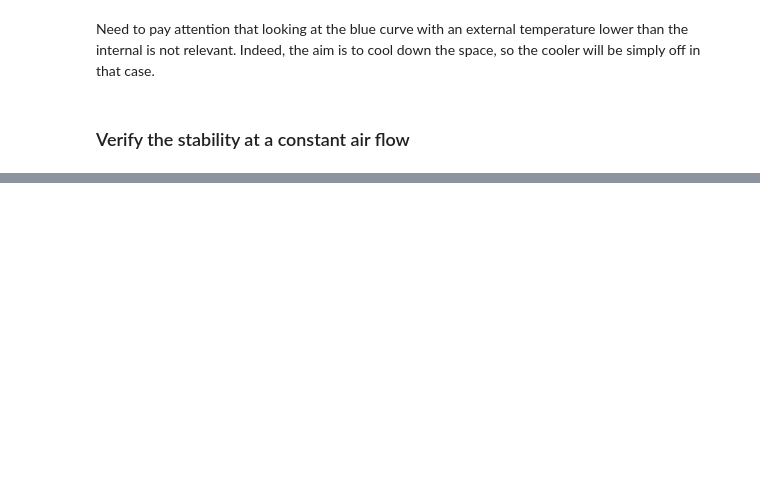
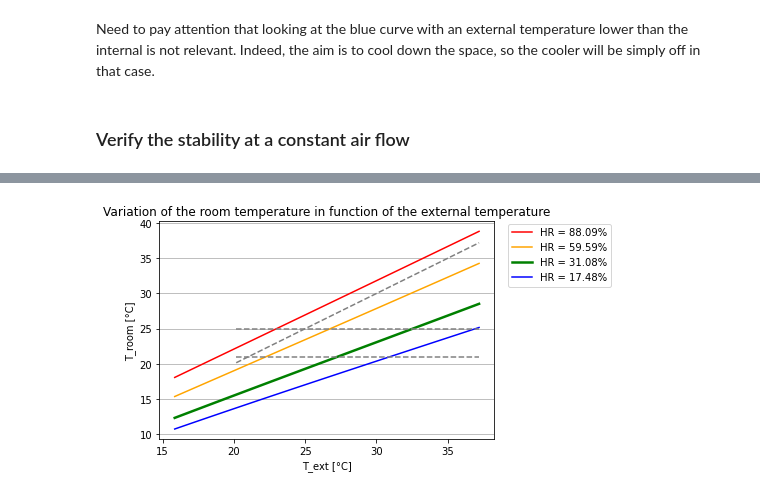
Before and after one commit to JolanKerrien/Heat-Mass-Transfer, a Jupyter notebook: Heat Transfer.ipynb, the cells around one changed output, grey strips where cells are left out. Saved outputs shown, nothing was run; the diff lists cells and outputs as text; code cells hidden in the pictures; blank space fills up the shorter version.

```diff
--- a/Heat Transfer.ipynb
+++ b/Heat Transfer.ipynb
@@ -421,0 +328,97 @@ Plot(HR_EXT,HR_SOUF,'yellow','HR_ext [%]','HR_souf [%]',
+# %%
+#For the same device: same efficiency cooler, flow rate of air and flow rate of water.
+T_EXT = np.linspace(np.min(Temp),np.max(Temp),100) #°C
+#HR_EXT = np.linspace(np.min(HR),np.max(HR),100)
+
+def VariationExtTemp(m_air,m_water,eff, Qload,HR=HR_ext,Tset=Tset,T_EXT=T_EXT):
+    #Calculation of the heat delivered
+    #new T_souff
+    TDB = [HAPropsSI('Twb', 'T', T_ext+273.15, 'P', 101325, "R", HR/100) for T_ext in T_EXT]
+    T_SOUF = [T_ext + eff*(Tdb - 273.15-T_ext) for (T_ext,Tdb) in zip(T_EXT,TDB)]
+    #new T_set
+    T_ROOM = [T_souf+273.15 + Qload/(m_air*Cp_air) for T_souf in T_SOUF] #K
+    #new enthalpy
+    h_EXT = [HAPropsSI('H', 'T', T_ext+273.15,'P', 101325, 'R', HR/100) for T_ext in T_EXT]
+    HR_SOUF =[ HAPropsSI('R', 'T', T_souf+273.15, 'P', 101325, 'H', h_ext) for (T_souf,h_ext) in zip(T_SOUF,h_EXT)]
+    #new indoor H
+    w_SOUF = [HAPropsSI('W','T',T_souf+273.15,'P',101325,'R',HR_souf) for (T_souf,HR_souf) in zip(T_SOUF,HR_SOUF)]
+    w_ROOM = [w_souf - (Gp/3600*Np*S)/m_air for w_souf in w_SOUF]
+    HR_ROOM = [HAPropsSI('R', 'T', T_room, 'P', 101325, 'W', w_room) for (T_room,w_room) in zip(T_ROOM,w_ROOM)]
+    #Convert
+    T_ROOM = [T_room-273.15 for T_room in T_ROOM]
+    return T_ROOM, HR_ROOM,HR_SOUF,T_SOUF
+
+#Datas
+T_ROOM, HR_ROOM, HR_SOUF, T_SOUF = VariationExtTemp(m_air,m_water,eff,Qload,HR=np.max(HR))
+T_ROOM2, HR_ROOM2, HR_SOUF2, T_SOUF2 = VariationExtTemp(m_air,m_water,eff,Qload, HR=np.mean([np.max(HR),HR_ext]))
+T_ROOM3, HR_ROOM3, HR_SOUF3, T_SOUF3 = VariationExtTemp(m_air,m_water,eff,Qload,HR=HR_ext)
+T_ROOM4, HR_ROOM4, HR_SOUF4, T_SOUF4 = VariationExtTemp(m_air,m_water,eff,Qload,HR=np.min(HR))
+
+def Plot2(T_ROOM, HR_ROOM, HR_SOUF, T_SOUF,
+          T_ROOM2, HR_ROOM2, HR_SOUF2, T_SOUF2,
+          T_ROOM3, HR_ROOM3, HR_SOUF3, T_SOUF3,
+          T_ROOM4, HR_ROOM4, HR_SOUF4, T_SOUF4):
+    #Legend
+    Legend = f'HR = {round(np.max(HR),2)}%'
+    Legend2 = f'HR = {round(np.mean([np.max(HR),HR_ext]),2)}%'
+    Legend3 = f'HR = {round(HR_ext,2)}%'
+    Legend4 = f'HR = {round(np.min(HR),2)}%'
+    #Plot
+    Plot(T_EXT,T_ROOM,'red','T_ext [°C]','T_room [°C]',
+     'Variation of the room temperature in function of the external temperature',Legend)
+    Plot(T_EXT,T_ROOM2,'orange','T_ext [°C]','T_room [°C]',
+     'Variation of the room temperature in function of the external temperature',Legend2)
+    Plot(T_EXT,T_ROOM3,'green','T_ext [°C]','T_room [°C]',
+     'Variation of the room temperature in function of the external temperature',Legend3,linewidth = 2.5)
+    Plot(T_EXT,T_ROOM4,'blue','T_ext [°C]','T_room [°C]',
+     'Variation of the room temperature in function of the external temperature',Legend4)
+    #Define the box of the our wanted room temperature
+    T_EXTbis = T_EXT[T_EXT >20]
+    plt.plot(T_EXTbis,T_EXTbis,'--',color='grey')
+    gap = 4
+    TSET = [Tset for Text in T_EXTbis]
+    TSET2 = [Tset-gap for Text in T_EXTbis]
+    plt.plot(T_EXTbis,TSET,'--',color='grey')
+    plt.plot(T_EXTbis,TSET2,'--',color='grey')
+    plt.grid(axis='y')
+    plt.show()
+
+    Plot(T_EXT,HR_ROOM,'red','T_ext [°C]','HR_room [%]',
+     'Variation of the room relative humidity in function of the external temperature',Legend)
+    Plot(T_EXT,HR_ROOM2,'orange','T_ext [°C]','HR_room [%]',
+     'Variation of the room relative humidity in function of the external temperature',Legend2)
+    Plot(T_EXT,HR_ROOM3,'green','T_ext [°C]','HR_room [%]',
+     'Variation of the room relative humidity in function of the external temperature',Legend3,linewidth = 2.5)
+    Plot(T_EXT,HR_ROOM4,'blue','T_ext [°C]','HR_room [%]',
+     'Variation of the room relative humidity in function of the external temperature',Legend4)
+    plt.grid(axis='y')
+    plt.show()
+
+    Plot(T_EXT,HR_SOUF,'red','T_ext [°C]','HR_blown [%]',
+     'Variation of the blown relative humidity in function of the external temperature',Legend)
+    Plot(T_EXT,HR_SOUF2,'orange','T_ext [°C]','HR_blown [%]',
+     'Variation of the blown relative humidity in function of the external temperature',Legend2)
+    Plot(T_EXT,HR_SOUF3,'green','T_ext [°C]','HR_blown [%]',
+     'Variation of the blown relative humidity in function of the external temperature',Legend3,linewidth = 2.5)
+    Plot(T_EXT,HR_SOUF4,'blue','T_ext [°C]','HR_blown [%]',
+     'Variation of the blown relative humidity in function of the external temperature',Legend4)
+    plt.grid(axis='y')
+    plt.show()
+
+    Plot(T_EXT,T_SOUF,'red','T_ext [°C]','T_blown [°C]',
+     'Variation of the blown temperature in function of the external temperature',Legend)
+    Plot(T_EXT,T_SOUF2,'orange','T_ext [°C]','T_blown [°C]',
+     'Variation of the blown temperature in function of the external temperature',Legend2)
+    Plot(T_EXT,T_SOUF3,'green','T_ext [°C]','T_blown [°C]',
+     'Variation of the blown temperature in function of the external temperature',Legend3,linewidth = 2.5)
+    Plot(T_EXT,T_SOUF4,'blue','T_ext [°C]','T_blown [°C]',
+     'Variation of the blown temperature in function of the external temperature',Legend4)
+    plt.grid(axis='y')
+    plt.show()
+
+Plot2(T_ROOM, HR_ROOM, HR_SOUF, T_SOUF,
+          T_ROOM2, HR_ROOM2, HR_SOUF2, T_SOUF2,
+          T_ROOM3, HR_ROOM3, HR_SOUF3, T_SOUF3,
+          T_ROOM4, HR_ROOM4, HR_SOUF4, T_SOUF4)
+# %% [output]
+[figure, added]
```
Also changed, not shown: parts of 13 cells of this notebook.
